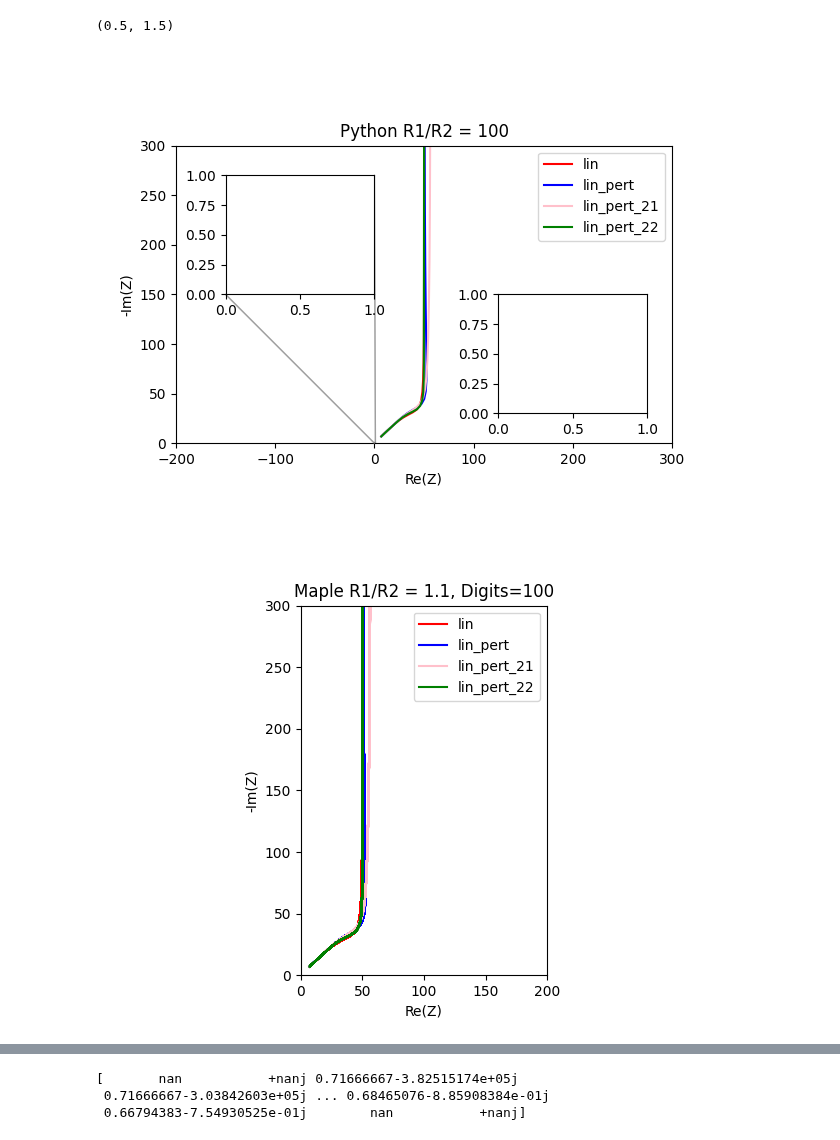
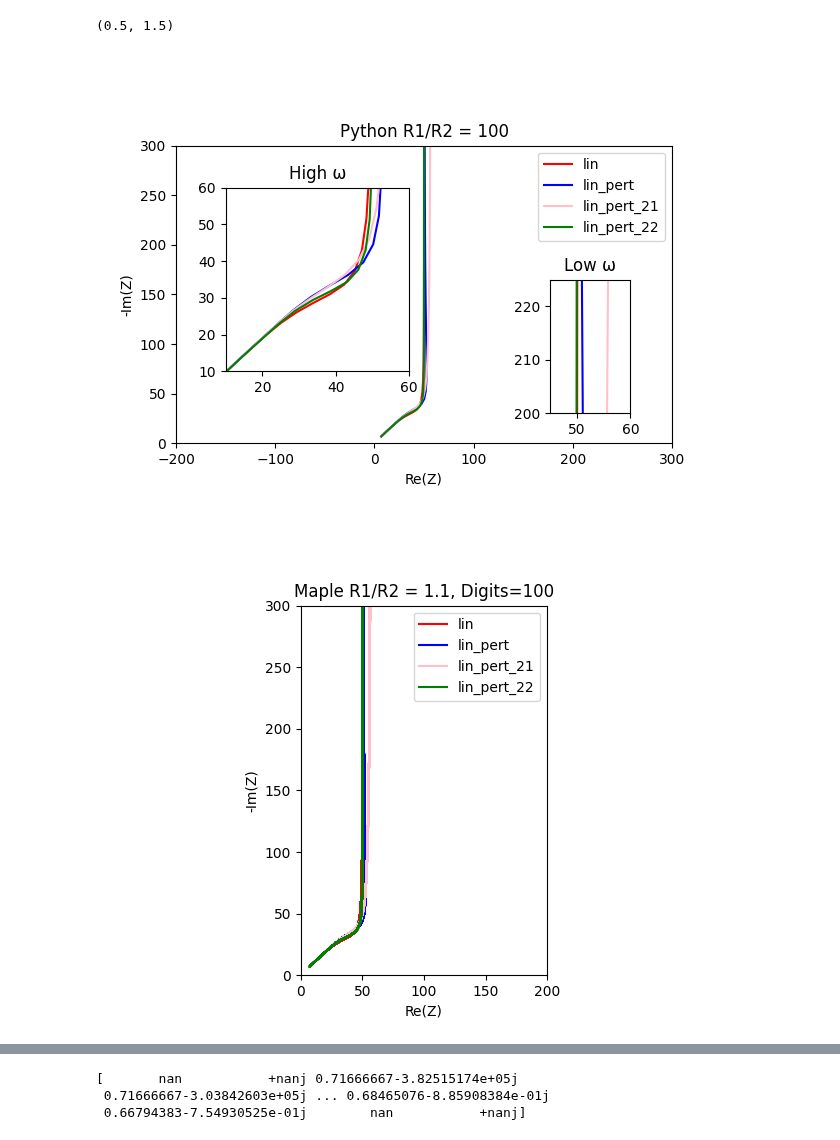
Before and after one commit to Yugal0/fitting-eis-inhomo-electrode, a Jupyter notebook: Linear mix.ipynb, the cells around one changed output, grey strips where cells are left out. Saved outputs shown, nothing was run; the diff lists cells and outputs as text; code cells hidden in the pictures.

```diff
--- a/Linear mix.ipynb
+++ b/Linear mix.ipynb
@@ -223,11 +223,31 @@ ax.set_aspect("equal")
 ax.set_xlim(-200,300)
 ax.set_ylim(0,300)
 
-ax11=ax.inset_axes(bounds=[0.1,0.5,0.3,0.4])
-ax.indicate_inset_zoom(ax11)
+ax11=ax.inset_axes(bounds=[0.1,0.2,0.37,0.7])
+#ax.indicate_inset_zoom(ax11)
+ax11.set_title("High ω")
+ax11.set_xlim(10,60)
+ax11.set_ylim(10,60)
+ax11.set_aspect("equal")
+ax11.plot(np.real(tlmlin_pred/factor),-np.imag(tlmlin_pred/factor),"r",label="lin")
+ax11.plot(np.real(tlmlin_zert_pred/factor),-np.imag(tlmlin_zert_pred/factor),"b",label="lin_pert")
+#ax.plot(np.real(tlmlin_semi_pred)/factor,-np.imag(tlmlin_semi_pred)/factor,"g",label="lin_semi")
+#ax.plot(np.real(tlmlin_mix_pred)/factor,-np.imag(tlmlin_mix_pred)/factor,"y",label="lin_mix")
+ax11.plot(np.real(tlmlin_zert_21_pred)/factor,-np.imag(tlmlin_zert_21_pred)/factor,"pink",label="lin_pert_21")
+ax11.plot(np.real(tlmlin_zert_22_pred)/factor,-np.imag(tlmlin_zert_22_pred)/factor,"g",label="lin_pert_22")
 
-ax12=ax.inset_axes(bounds=[0.65,0.1,0.3,0.4])
-ax.indicate_inset_zoom(ax11)
+ax12=ax.inset_axes(bounds=[0.65,0.1,0.37,0.45])
+ax12.set_title("Low ω")
+#ax.indicate_inset_zoom(ax12)
+ax12.set_xlim(45,60)
+ax12.set_ylim(200,225)
+ax12.set_aspect("equal")
+ax12.plot(np.real(tlmlin_pred/factor),-np.imag(tlmlin_pred/factor),"r",label="lin")
+ax12.plot(np.real(tlmlin_zert_pred/factor),-np.imag(tlmlin_zert_pred/factor),"b",label="lin_pert")
+#ax.plot(np.real(tlmlin_semi_pred)/factor,-np.imag(tlmlin_semi_pred)/factor,"g",label="lin_semi")
+#ax.plot(np.real(tlmlin_mix_pred)/factor,-np.imag(tlmlin_mix_pred)/factor,"y",label="lin_mix")
+ax12.plot(np.real(tlmlin_zert_21_pred)/factor,-np.imag(tlmlin_zert_21_pred)/factor,"pink",label="lin_pert_21")
+ax12.plot(np.real(tlmlin_zert_22_pred)/factor,-np.imag(tlmlin_zert_22_pred)/factor,"g",label="lin_pert_22")
 
 
 ##From MAPLE
@@ -244,34 +264,34 @@ ax4.set_aspect("equal")
 ax4.set_xlim(0,200)
 ax4.set_ylim(0,300)
 
 # ax6= plt.figure().add_subplot()
 # ax6.set_title("maple_100_100_rerun")
 # ax6.plot(np.real(z_lin_maple_100_100),-np.imag(z_lin_maple_100_100),"r",label="lin")
 # ax6.plot(np.real(z_lin_pert_maple_100_100),-np.imag(z_lin_pert_maple_100_100),"b",label="lin_pert")
 # ax6.plot(np.real(z_lin_pert_21_maple_100_100),-np.imag(z_lin_pert_21_maple_100_100),"pink",label="lin_pert_21")
 # #ax6.plot(np.real(z_lin_pert_22_maple_100_100),-np.imag(z_lin_pert_22_maple_100_100),"g",label="lin_pert_22")
 # ax6.legend()
 # ax6.set_xlabel("Re(Z)")
 # ax6.set_ylabel("-Im(Z)")
 # ax6.set_aspect("equal")
 # ax6.set_xlim(-4,200)
 # ax6.set_ylim(-1,600)
 
 ax5= plt.figure().add_subplot()
 ax4.set_title("Maple R1/R2 = 1.1, Digits=100")
 ax5.plot(np.real(z_lin_maple_100_1_point_1),-np.imag(z_lin_maple_100_1_point_1),"r",label="lin")
 ax5.plot(np.real(z_lin_pert_maple_100_1_point_1),-np.imag(z_lin_pert_maple_100_1_point_1),"b",label="lin_pert")
 ax5.plot(np.real(z_lin_pert_21_maple_100_1_point_1),-np.imag(z_lin_pert_21_maple_100_1_point_1),"pink",label="lin_pert_21")
 ax5.plot(np.real(z_lin_pert_22_maple_100_1_point_1),-np.imag(z_lin_pert_22_maple_100_1_point_1),"g",label="lin_pert_22")
 ax5.legend()
 ax5.set_xlabel("Re(Z)")
 ax5.set_ylabel("-Im(Z)")
 ax5.set_aspect("equal")
 ax5.set_xlim(0.5,0.8)
 ax5.set_ylim(0.5,1.5)
 # %% [output]
 (0.5, 1.5)
-[figure, old version]
+[figure, new version]
 [figure]
 [figure]
 # %%
```
